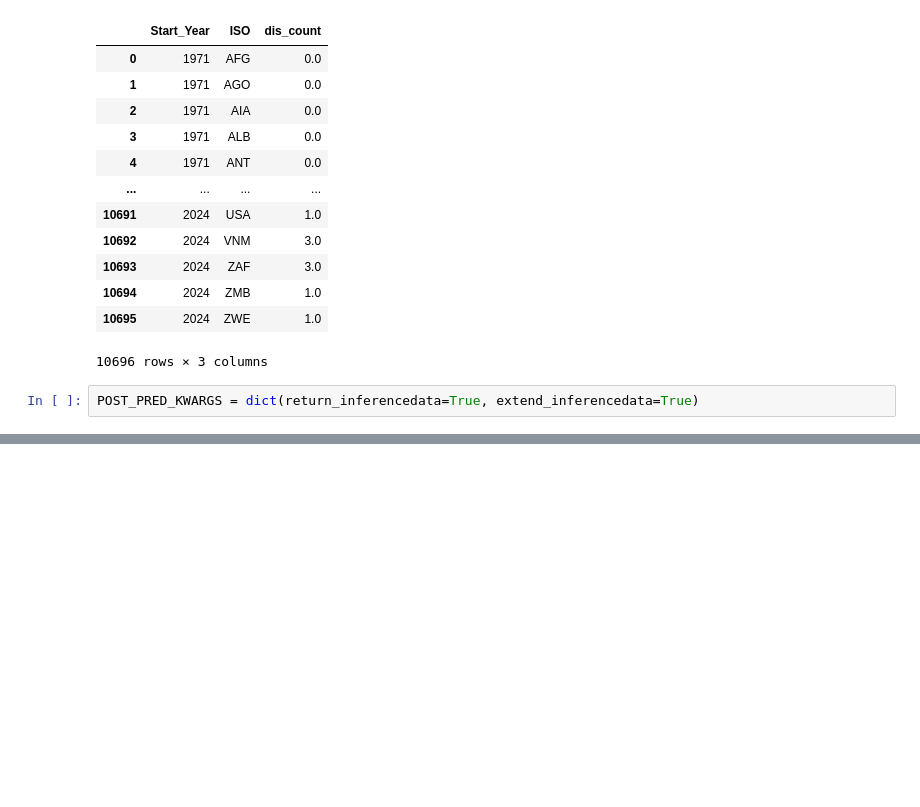
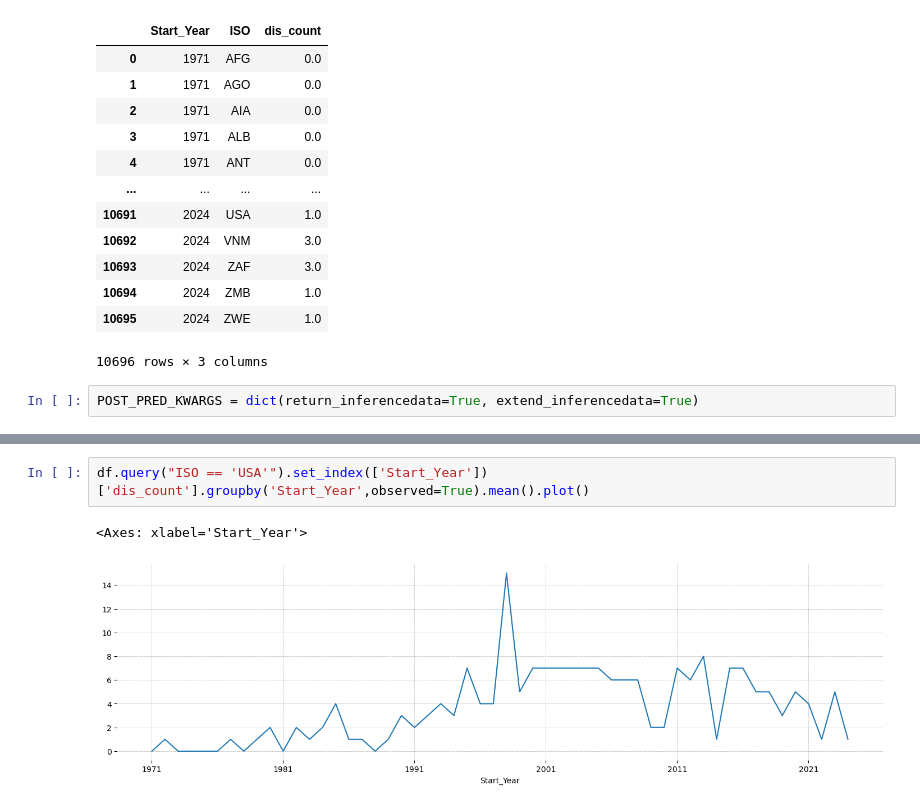
Before and after one commit to jessegrabowski/laos-climate-change, a Jupyter notebook: notebooks/42 Disaster Prob.ipynb, the cells around one changed output, grey strips where cells are left out. Saved outputs shown, nothing was run; the diff lists cells and outputs as text; blank space fills up the shorter version.

```diff
--- a/notebooks/42 Disaster Prob.ipynb
+++ b/notebooks/42 Disaster Prob.ipynb
@@ -227,0 +235,5 @@ Coordinates:
+# %%
+df.query("ISO == 'USA'").set_index(['Start_Year'])['dis_count'].groupby('Start_Year',observed=True).mean().plot()
+# %% [output]
+<Axes: xlabel='Start_Year'>
+[figure, added]
```
Also changed, not shown: parts of 10 cells of this notebook.
